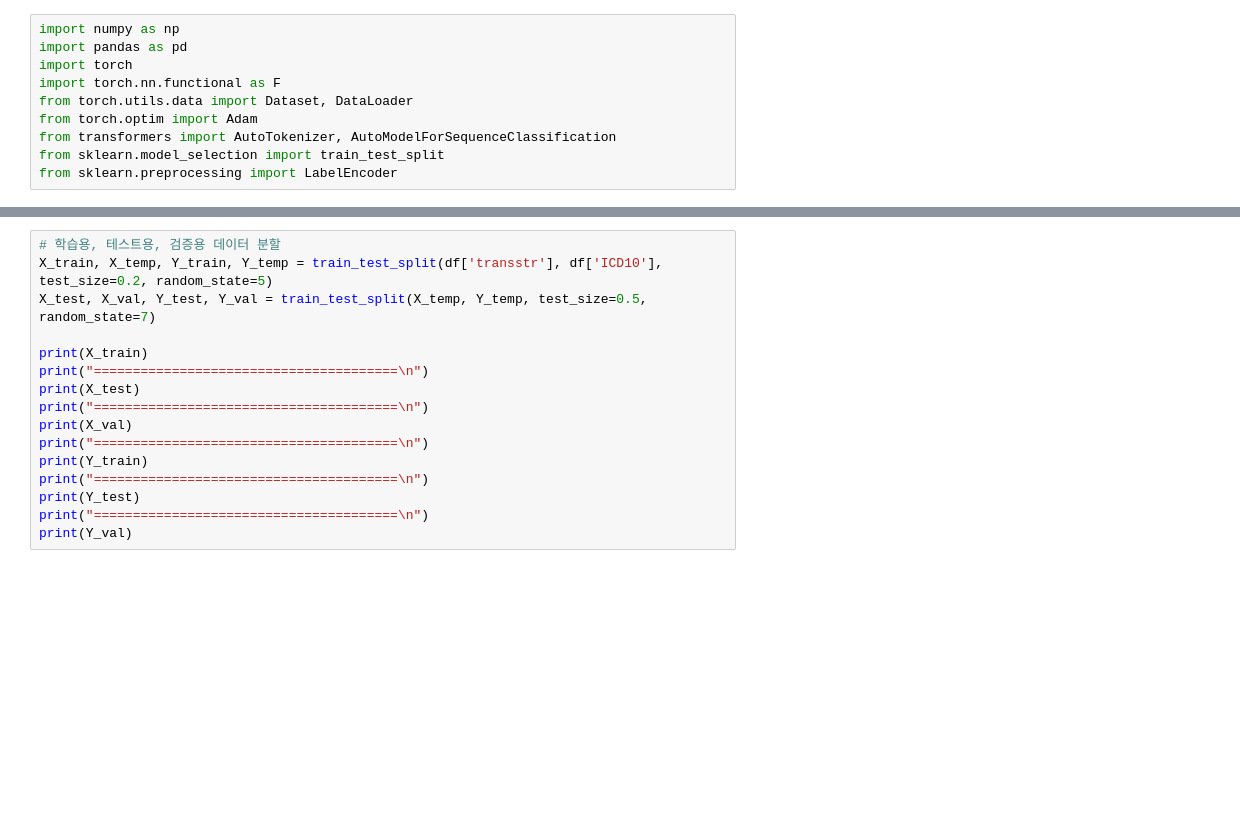
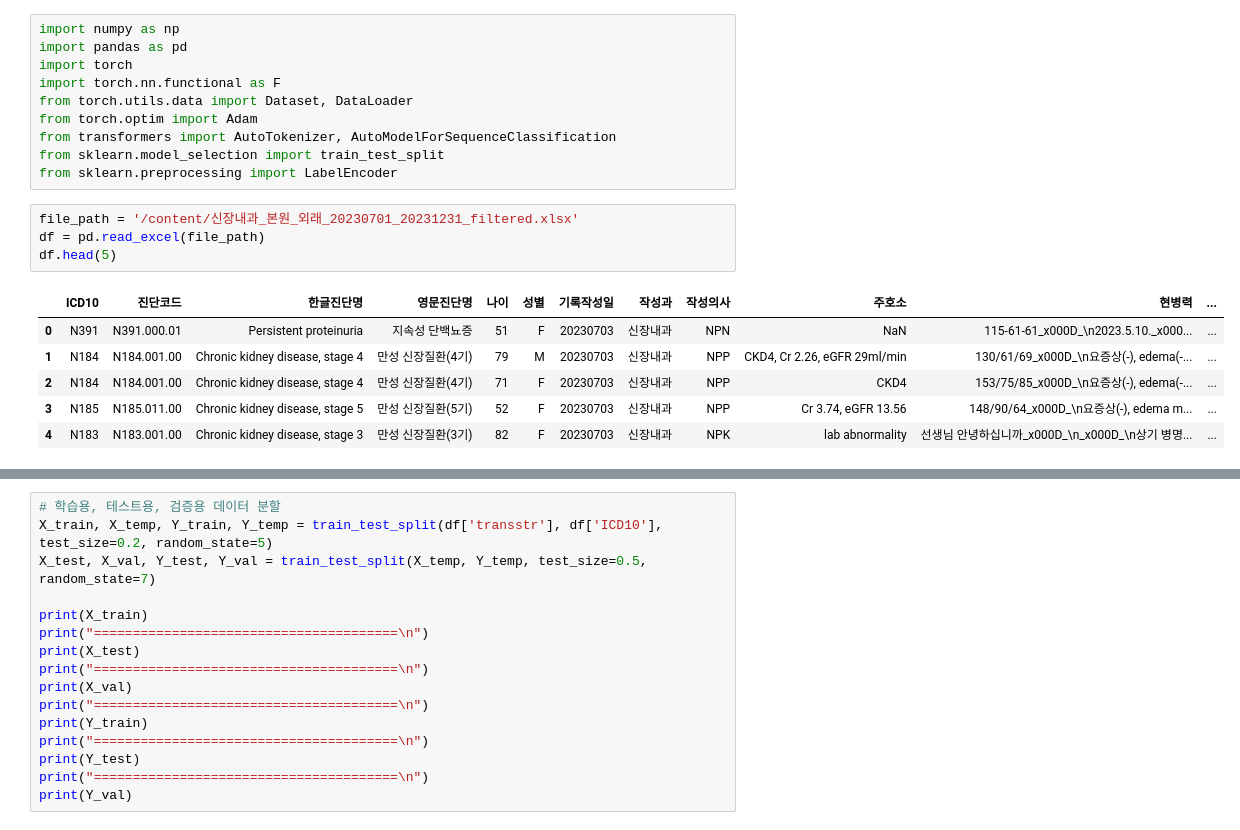
Before and after one commit to slowandfast/DiagRecommdSystem_01, a Jupyter notebook: KJH_BERT_EMR기반_진단추천모델.ipynb, the cells around one changed output, grey strips where cells are left out. Saved outputs shown, nothing was run; the diff lists cells and outputs as text; blank space fills up the shorter version.

```diff
--- a/KJH_BERT_EMR기반_진단추천모델.ipynb
+++ b/KJH_BERT_EMR기반_진단추천모델.ipynb
@@ -31,3 +31,14 @@ from torch.optim import Adam
 from transformers import AutoTokenizer, AutoModelForSequenceClassification
 from sklearn.model_selection import train_test_split
 from sklearn.preprocessing import LabelEncoder
+# %%
+file_path = '/content/신장내과_본원_외래_20230701_20231231_filtered.xlsx'
+df = pd.read_excel(file_path)
+df.head(5)
+# %% [output]
+|  | ICD10 | 진단코드 | 한글진단명 | 영문진단명 | 나이 | 성별 | 기록작성일 | 작성과 | 작성의사 | 주호소 | 현병력 | ... |
+| 0 | N391 | N391.000.01 | Persistent proteinuria | 지속성 단백뇨증 | 51 | F | 20230703 | 신장내과 | NPN | NaN | 115-61-61_x000D_\n2023.5.10._x000... | ... |
+| 1 | N184 | N184.001.00 | Chronic kidney disease, stage 4 | 만성 신장질환(4기) | 79 | M | 20230703 | 신장내과 | NPP | CKD4, Cr 2.26, eGFR 29ml/min | 130/61/69_x000D_\n요증상(-), edema(-... | ... |
+| 2 | N184 | N184.001.00 | Chronic kidney disease, stage 4 | 만성 신장질환(4기) | 71 | F | 20230703 | 신장내과 | NPP | CKD4 | 153/75/85_x000D_\n요증상(-), edema(-... | ... |
+| 3 | N185 | N185.011.00 | Chronic kidney disease, stage 5 | 만성 신장질환(5기) | 52 | F | 20230703 | 신장내과 | NPP | Cr 3.74, eGFR 13.56 | 148/90/64_x000D_\n요증상(-), edema m... | ... |
+| 4 | N183 | N183.001.00 | Chronic kidney disease, stage 3 | 만성 신장질환(3기) | 82 | F | 20230703 | 신장내과 | NPK | lab abnormality | 선생님 안녕하십니까_x000D_\n_x000D_\n상기 병명... | ... |
```
Also changed, not shown: parts of 8 cells of this notebook.
